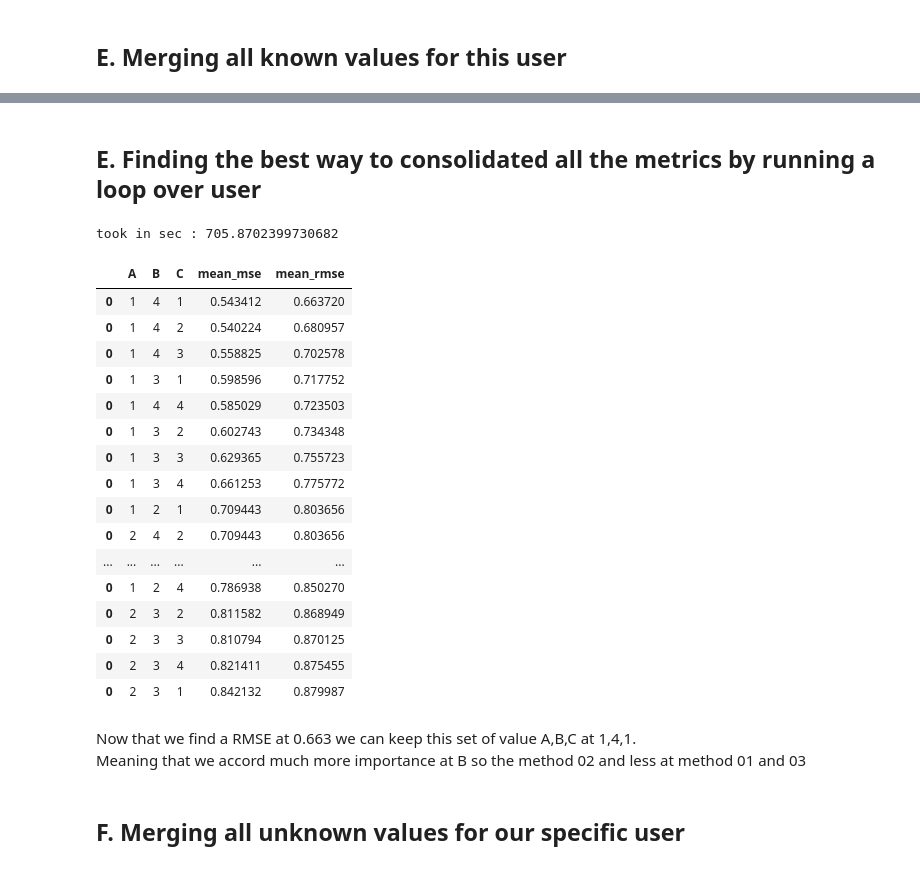
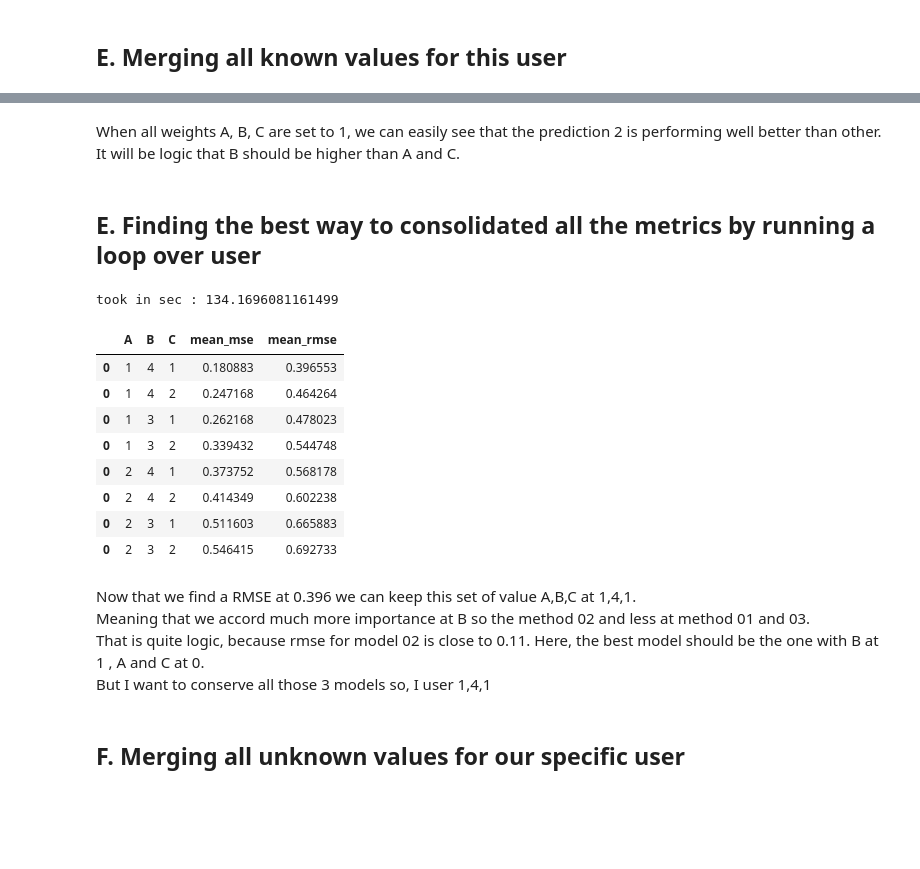
Before and after one commit to codeworks-data/mvp-retail, a Jupyter notebook: notebook/05_Consolidated_recommendation.ipynb, the cells around one changed output, grey strips where cells are left out. Drawn from its saved outputs; the diff is of its cells as text; code cells hidden in the pictures; blank space fills up the shorter version.

```diff
--- a/05_Reco_consolidated.ipynb
+++ b/notebook/05_Consolidated_recommendation.ipynb
@@ -264,9 +266,8 @@ pred_unknown_02 = f5.prediction_with_treshold(user_id_to_predict, treshold, all_
 # %%
-current_user = specific_user
-max_value = 5
+max_value = 10
 
-similar_user_indices = f5.similar_users(current_user, user_item_matrix, k=6)
-pred_known_03 = f5.recommend_item_for_all(current_user, similar_user_indices, max_value, user_item_matrix,Product_map, True)
-pred_unknown_03 = f5.recommend_item_for_all(current_user, similar_user_indices, max_value, user_item_matrix,Product_map, False)
+similar_user_indices = f4.similar_users(CURRENT_USER, user_item_matrix, k=10)
+pred_known_03 = f4.recommend_item_from_uid(CURRENT_USER, similar_user_indices, max_value, user_item_matrix,Product_map, True)
+pred_unknown_03 = f4.recommend_item_from_uid(CURRENT_USER, similar_user_indices, max_value, user_item_matrix,Product_map, False)
 # %% [markdown]
 ## E. Merging all known values for this user
@@ -273,6 +282,6 @@ pred_unknown_03 = f5.recommend_item_for_all(current_user, similar_user_indices,
 # %%
 A,B,C = 1,1,1
-consolidated_known = f5.consolidate_know_function(pred_known_01,pred_known_02, pred_known_03, A,B,C)
+consolidated_known = f5.consolidate_function(pred_known_01,pred_known_02, pred_known_03, A,B,C, known = True)
 # %%
 consolidated_known
 # %% [output]
@@ -288,79 +297,76 @@ consolidated_known
+# %% [markdown]
+When all weights A, B, C are set to 1, we can easily see that the prediction 2 is performing well better than other.
+It will be logic that B should be higher than A and C.
 # %% [markdown]
 ## E. Finding the best way to consolidated all the metrics by running a loop over user
 # %%
 def find_metrics(specific_user):
 
-    #finding for 01 :
-    customer_index, customer_id = f5.select_customer(index , specific_user, df_non_stand)
-    _, pred_known_01 = f5.do_prediction(customer_index, customer_id, max_neighbours, threshold,df_stand,
-                                                      df_non_stand,Product_mapped,user_item_matrix)
+    #finding predictions for model_01 :
+    customer_index, customer_id = f2.select_customer(index , specific_user, df_non_stand)
+    _, pred_known_01 = f2.do_prediction(customer_index, customer_id, max_neighbours, threshold,df_stand,
+                                                      df_non_stand,Product_mapped,user_item_matrix, verbose = False)
 
-    #finding for 02 :
-    pred_known_02 = f5.prediction_with_treshold(specific_user, treshold, all_known)
+    #finding predictions for model_02 :
+    pred_known_02 = all_known[(all_known['est']>treshold)&(all_known['uid']==customer_id)].sort_values(by=['est'], ascending=False)
 
-    #finding for 03 :
-    similar_user_indices = f5.similar_users(specific_user, user_item_matrix, k=6)
-    pred_known_03 = f5.recommend_item_for_all(specific_user, similar_user_indices, max_value, user_item_matrix,Product_map, True)
+    #finding predictions for model_03 :
+    similar_user_indices = f4.similar_users(specific_user, user_item_matrix, k=6)
+    pred_known_03 = f4.recommend_item_from_uid(specific_user, similar_user_indices, max_value, user_item_matrix,Product_map, True)
 
-    consolidated_known = f5.consolidate_know_function(pred_known_01,pred_known_02, pred_known_03, A,B,C)
+    consolidated_known = f5.consolidate_function(pred_known_01,pred_known_02, pred_known_03, A,B,C, known = True)
     mse, rmse = f5.meatrics_mse_rmse_consolidated(consolidated_known)
     MSE.append(mse)
     RMSE.append(rmse)
 # %%
 RMSE = []
 MSE = []
-A,B,C = 1,3,2
+list_user = ratings_table.userId.unique().tolist()
 
 t1 = time.time()
 
 df_result = pd.DataFrame(columns=['A','B','C','mean_mse', 'mean_rmse'])
 
-for A in [1, 2, 3]:
-    for B in [1,2,3,4]:
-        for C in [1,2,3,4]:
+for A in [1,2]:
+    for B in [3,4]:
+        for C in [1,2]:
             for i, usr in enumerate(list_user):
                 find_metrics(usr)
 
-                if i == 14:
-
+                if i == 15: # we stop when we try it for 15 differents users
 
                     L = [[A,B,C,statistics.mean(MSE), statistics.mean(RMSE)]]
                     RMSE = []
                     MSE = []
 
                     df_result = df_result.append(pd.DataFrame(L,columns=['A','B','C','mean_mse', 'mean_rmse'] ))
 
                     break
 
 t2 = time.time()
 
 print('took in sec :', (t2 - t1))
 
 result_ABC = df_result.sort_values(by=['mean_rmse'], ascending = True)
-result_ABC.to_csv('result_ABC.csv')
+result_ABC.to_csv('output/result_ABC.csv')
 result_ABC.head(20)
 # %% [output]
-took in sec : 705.8702399730682
+took in sec : 134.1696081161499
 |  | A | B | C | mean_mse | mean_rmse |
-| 0 | 1 | 4 | 1 | 0.543412 | 0.663720 |
-| 0 | 1 | 4 | 2 | 0.540224 | 0.680957 |
-| 0 | 1 | 4 | 3 | 0.558825 | 0.702578 |
-| 0 | 1 | 3 | 1 | 0.598596 | 0.717752 |
-| 0 | 1 | 4 | 4 | 0.585029 | 0.723503 |
-| 0 | 1 | 3 | 2 | 0.602743 | 0.734348 |
-| 0 | 1 | 3 | 3 | 0.629365 | 0.755723 |
-| 0 | 1 | 3 | 4 | 0.661253 | 0.775772 |
-| 0 | 1 | 2 | 1 | 0.709443 | 0.803656 |
-| 0 | 2 | 4 | 2 | 0.709443 | 0.803656 |
-| ... | ... | ... | ... | ... | ... |
-| 0 | 1 | 2 | 4 | 0.786938 | 0.850270 |
-| 0 | 2 | 3 | 2 | 0.811582 | 0.868949 |
-| 0 | 2 | 3 | 3 | 0.810794 | 0.870125 |
-| 0 | 2 | 3 | 4 | 0.821411 | 0.875455 |
-| 0 | 2 | 3 | 1 | 0.842132 | 0.879987 |
+| 0 | 1 | 4 | 1 | 0.180883 | 0.396553 |
+| 0 | 1 | 4 | 2 | 0.247168 | 0.464264 |
+| 0 | 1 | 3 | 1 | 0.262168 | 0.478023 |
+| 0 | 1 | 3 | 2 | 0.339432 | 0.544748 |
+| 0 | 2 | 4 | 1 | 0.373752 | 0.568178 |
+| 0 | 2 | 4 | 2 | 0.414349 | 0.602238 |
+| 0 | 2 | 3 | 1 | 0.511603 | 0.665883 |
+| 0 | 2 | 3 | 2 | 0.546415 | 0.692733 |
 # %% [markdown]
-Now that we find a RMSE at 0.663 we can keep this set of value A,B,C at 1,4,1.
-Meaning that we accord much more importance at B so the method 02 and less at method 01 and 03
+Now that we find a RMSE at 0.396 we can keep this set of value A,B,C at 1,4,1.
+Meaning that we accord much more importance at B so the method 02 and less at method 01 and 03.
+That is quite logic, because rmse for model 02 is close to 0.11.
+Here, the best model should be the one with B at 1 , A and C at 0.
+But I want to conserve all those 3 models so, I user 1,4,1
 # %% [markdown]
 ## F. Merging all unknown values for our specific user
 # %%
```
Also changed, not shown: parts of 38 cells of this notebook, 28 other files.
